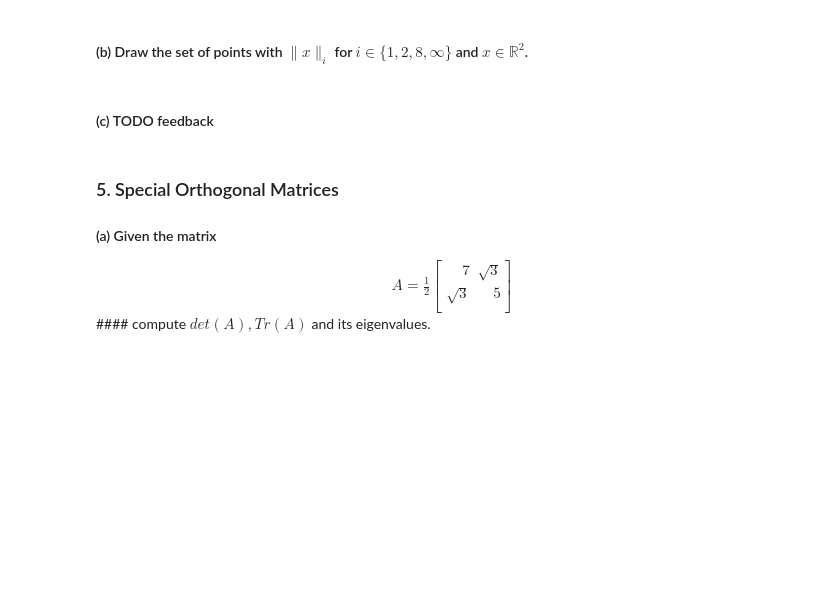
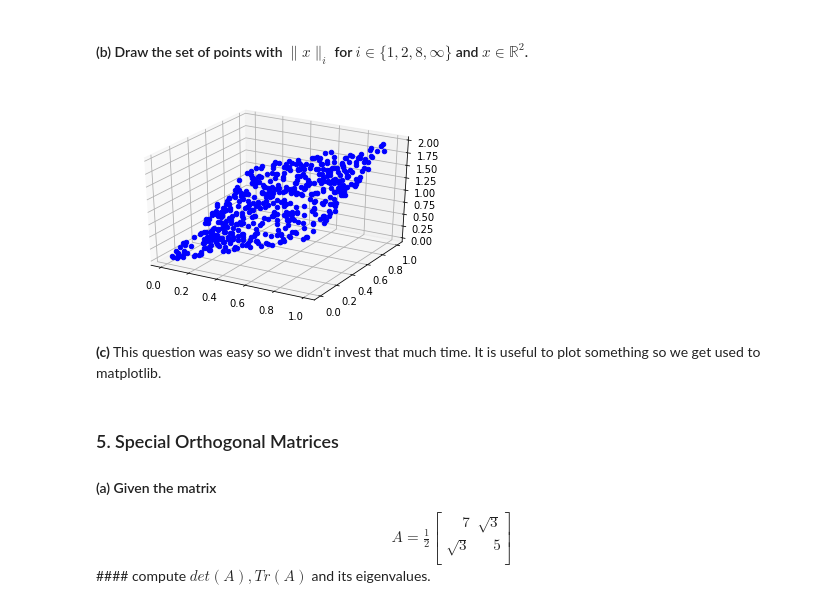
Before and after one commit to JulesBlubb/Foundations-of-Deep-Learning, a Jupyter notebook: exercise01/ex01.ipynb, the cells around one changed output. Saved outputs shown, nothing was run; the diff lists cells and outputs as text; code cells hidden in the pictures; blank space fills up the shorter version.

Commit message:
Finished question 5 and 4a. Started with 4b but not finished yet.

```diff
--- a/exercise01/ex01.ipynb
+++ b/exercise01/ex01.ipynb
@@ -350,3 +352,32 @@ U
 
 #### (a) Compute the  $\lVert\cdot\rVert_{1}, \lVert\cdot\rVert_{2}, \lVert\cdot\rVert_{8}  $ and  $\lVert\cdot \rVert_{\infty} $ norms of the following vectors:
 <center>$x_{1} = \begin{pmatrix}24\\3\\2\\31\end{pmatrix}$, $x_{2} = \begin{pmatrix}27\\20\\26\\21\end{pmatrix}$, $x_{3} = \begin{pmatrix}30\\21\\27\\5\end{pmatrix} $ and $ x_{4} = \begin{pmatrix}26\\28\\25\\14\end{pmatrix}$.</center>
+# %%
+x_1 = np.array([24, 3, 2, 31], dtype='int64')
+x_2 = np.array([27, 20, 26, 21], dtype='int64')
+x_3 = np.array([30, 21, 27, 5], dtype='int64')
+x_4 = np.array([26, 28, 25, 14], dtype='int64')
+
+# calculate the p-norm of vector v
+def norm(v, p):
+    sum = 0
+    for c in v:
+        sum += abs(c)**p
+    norm = sum**(1/p)
+    return norm
+
+# calculate the maximum norm
+def maxnorm(v):
+    return max(abs(v))
+
+# vectors
+x = [x_1, x_2, x_3, x_4]
+# norms
+p = [1,2,8,'max']
+# loop over vectors and norms and print them
+for i in range(0,len(x)):
+    for j in range(0,len(p)):
+        if p[j] == 'max':
+            print('The maxnorm of vector {} is:'.format(x[i]), maxnorm(x[i]))
+        else:
+            print('The {}-norm of vector {} is:'.format(p[j],x[i]), round(norm(x[i],p[j]),2))
@@ -353,7 +401,23 @@ U
 # %% [markdown]
 #### (b) Draw the set of points with $\lVert x\rVert_{i}$ for $i \in \{1,2,8,\infty\}$ and $x \in \mathbb{R}^{2}$.
-# %% [markdown]
-#### (c) TODO feedback
+# %%
+#TODO
+
+from mpl_toolkits.mplot3d import Axes3D
+
+p = [1,2,8,'max']
+
+fig = plt.figure()
+ax = fig.add_subplot(111, projection='3d')
+for i in range(500):
+    v = np.array([np.random.rand(),np.random.rand()])
+    #ax.plot(x[0],x[1],norm(x,1),'bo')
+    ax.scatter(v[0], v[1], norm(v,1), c = 'b', marker = 'o')
+plt.show()
+# %% [output]
+[figure, added]
+# %% [markdown]
+**(c)** This question was easy so we didn't invest that much time. It is useful to plot something so we get used to matplotlib.
 # %% [markdown]
 ### 5. Special Orthogonal Matrices
 
```
Also changed, not shown: parts of 14 cells of this notebook, 1 other file.
